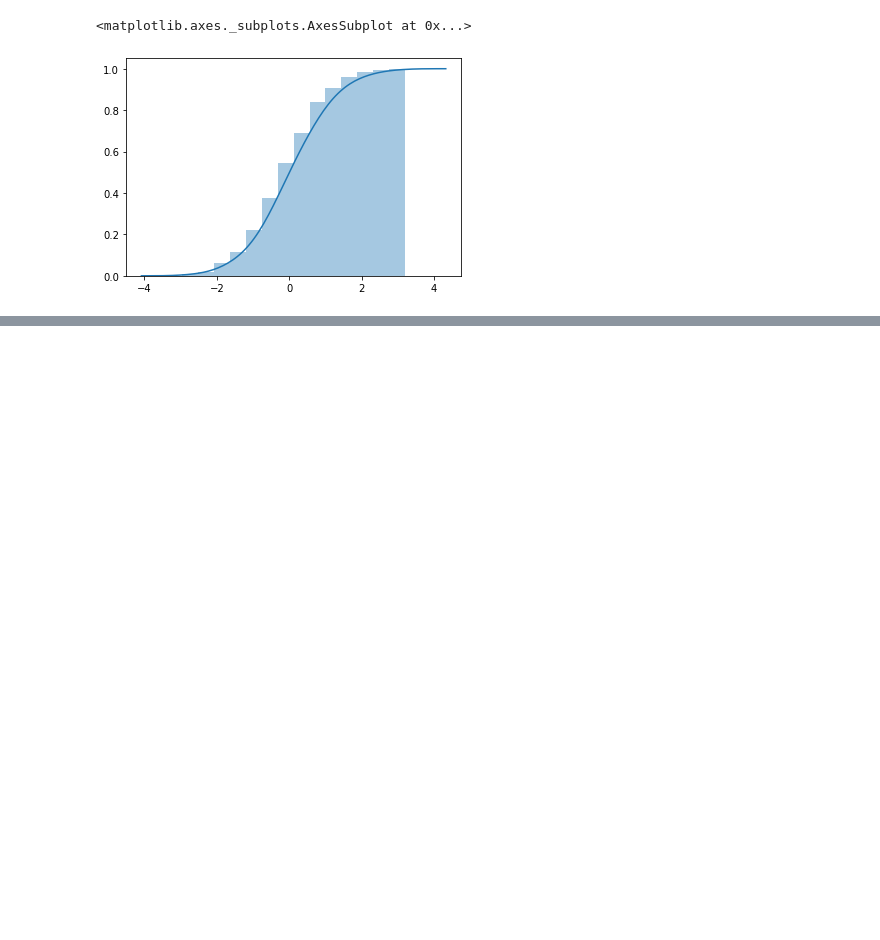
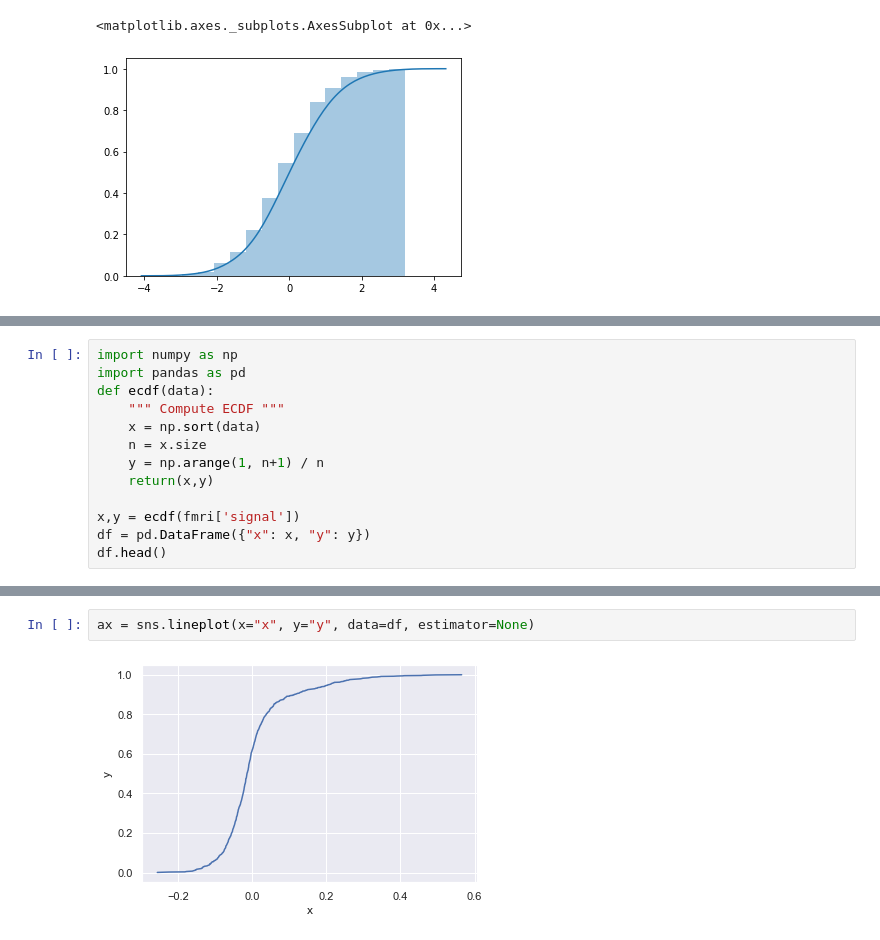
Before and after one commit to iHeadWater/hydrus, a Jupyter notebook: 3-basic-pyviz/seaborn/seaborn.ipynb, the cells around one changed output, grey strips where cells are left out. Saved outputs shown, nothing was run; the diff lists cells and outputs as text; blank space fills up the shorter version.

```diff
--- a/3-basic-pyviz/seaborn/seaborn.ipynb
+++ b/3-basic-pyviz/seaborn/seaborn.ipynb
@@ -555,0 +582,13 @@ sns.distplot(x, hist_kws=kwargs, kde_kws=kwargs)
+# %%
+import numpy as np
+import pandas as pd
+def ecdf(data):
+    """ Compute ECDF """
+    x = np.sort(data)
+    n = x.size
+    y = np.arange(1, n+1) / n
+    return(x,y)
+
+x,y = ecdf(fmri['signal'])
+df = pd.DataFrame({"x": x, "y": y})
+df.head()
@@ -555,0 +602,4 @@ sns.distplot(x, hist_kws=kwargs, kde_kws=kwargs)
+# %%
+ax = sns.lineplot(x="x", y="y", data=df, estimator=None)
+# %% [output]
+[figure, added]
```
Also changed, not shown: parts of 15 cells of this notebook, 12 other files.
